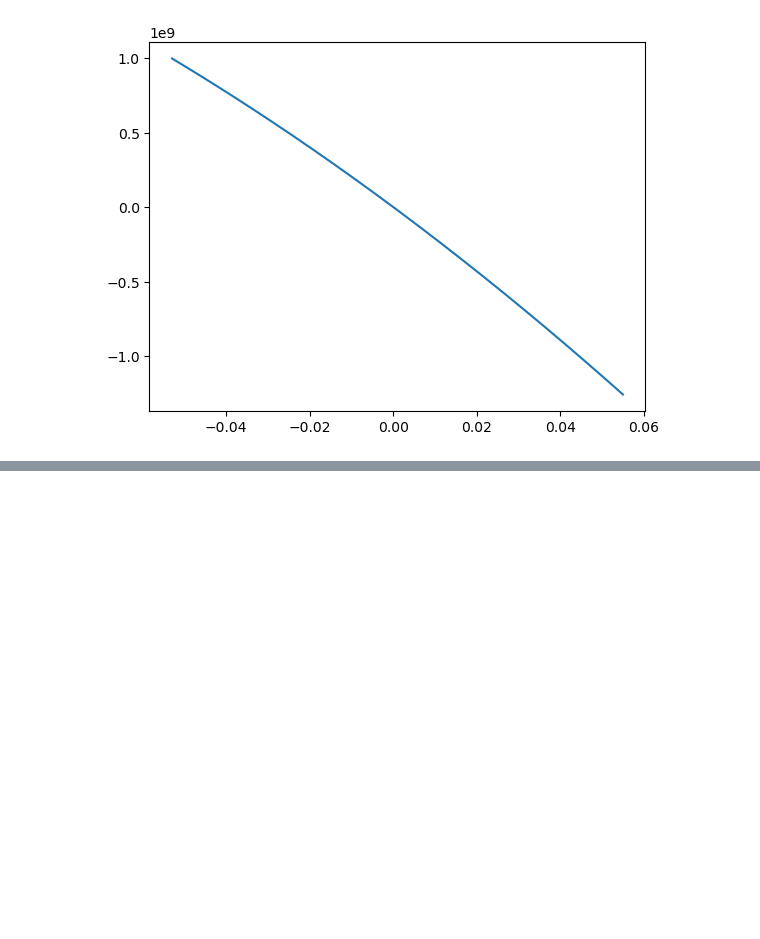
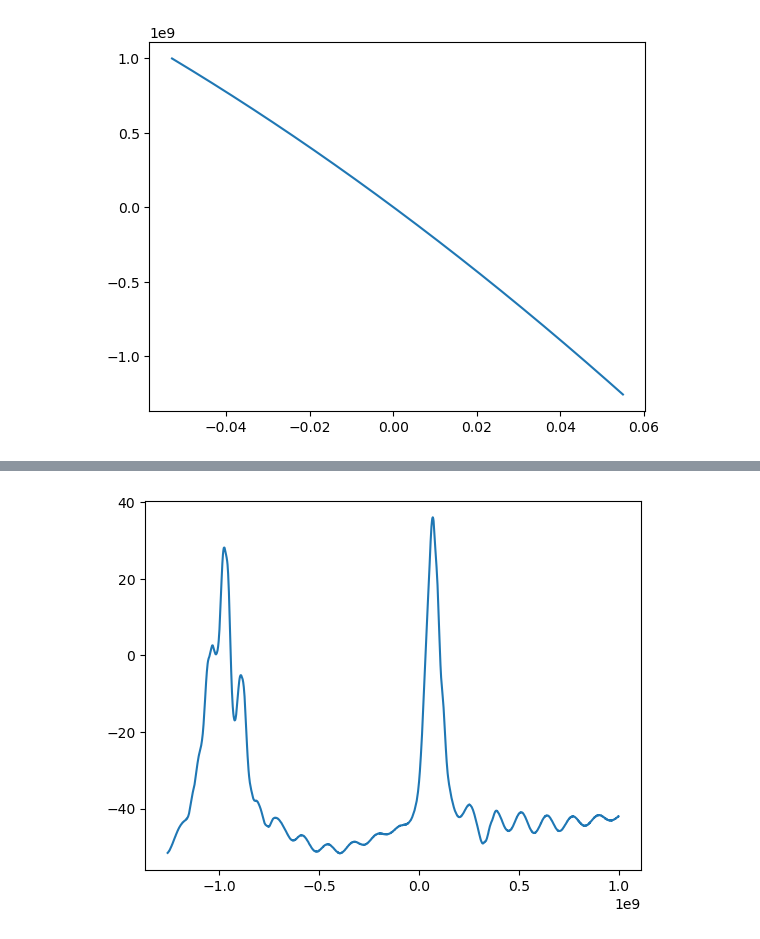
Before and after one commit to LaraTatli18/doppler-free-laser-spectroscopy, a Jupyter notebook: analyse_data.ipynb, the cells around one changed output, grey strips where cells are left out. Drawn from its saved outputs; the diff is of its cells as text; code cells hidden in the pictures; blank space fills up the shorter version.

```diff
--- a/analyse_data.ipynb
+++ b/analyse_data.ipynb
@@ -244,0 +299,5 @@ plt.show()
+# %%
+plt.plot(unp.nominal_values(d(st)),sv)
+plt.show()
+# %% [output]
+[figure, added]
```
Also changed, not shown: parts of 5 cells of this notebook.
